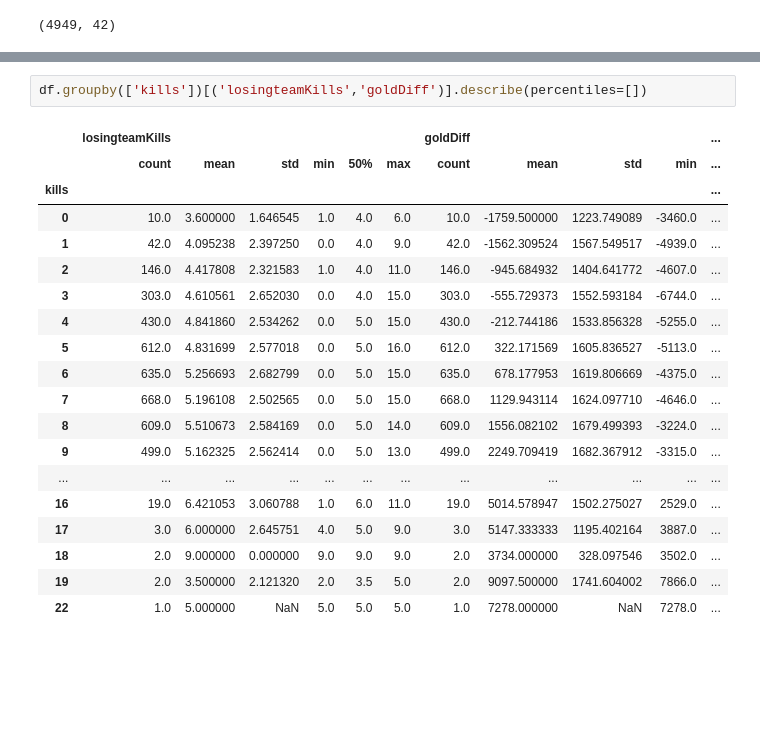
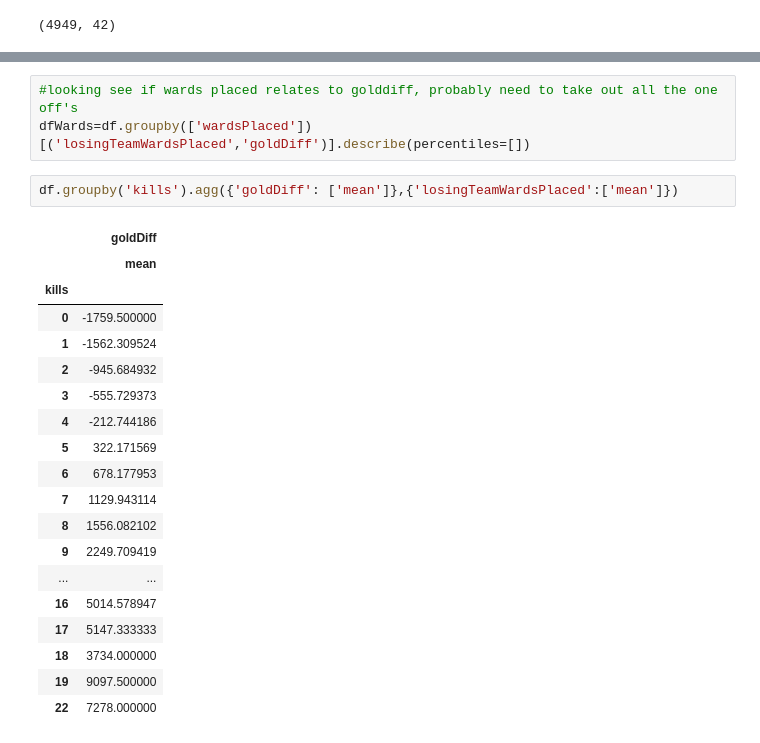
Before and after one commit to Nakheem/Data301, a Jupyter notebook: analysis/Nakheem/eda.ipynb, the cells around one changed output, grey strips where cells are left out. Cells and saved outputs as stored; diff of their text form; blank space fills up the shorter version.

```diff
--- a/analysis/Nakheem/eda.ipynb
+++ b/analysis/Nakheem/eda.ipynb
@@ -152,22 +204,25 @@ df.groupby(['kills'])[('losingteamKills','eliteMonsters','dragonsTaken')].descri
+# %%
+#looking see if wards placed relates to golddiff, probably need to take out all the one off's
+dfWards=df.groupby(['wardsPlaced'])[('losingTeamWardsPlaced','goldDiff')].describe(percentiles=[])
 # %%
-df.groupby(['kills'])[('losingteamKills','goldDiff')].describe(percentiles=[])
+df.groupby('kills').agg({'goldDiff': ['mean']},{'losingTeamWardsPlaced':['mean']})
 # %% [output]
-|  | losingteamKills |  |  |  |  |  | goldDiff |  |  |  | ... |
-|  | count | mean | std | min | 50% | max | count | mean | std | min | ... |
-| kills |  |  |  |  |  |  |  |  |  |  | ... |
-| 0 | 10.0 | 3.600000 | 1.646545 | 1.0 | 4.0 | 6.0 | 10.0 | -1759.500000 | 1223.749089 | -3460.0 | ... |
-| 1 | 42.0 | 4.095238 | 2.397250 | 0.0 | 4.0 | 9.0 | 42.0 | -1562.309524 | 1567.549517 | -4939.0 | ... |
-| 2 | 146.0 | 4.417808 | 2.321583 | 1.0 | 4.0 | 11.0 | 146.0 | -945.684932 | 1404.641772 | -4607.0 | ... |
-| 3 | 303.0 | 4.610561 | 2.652030 | 0.0 | 4.0 | 15.0 | 303.0 | -555.729373 | 1552.593184 | -6744.0 | ... |
-| 4 | 430.0 | 4.841860 | 2.534262 | 0.0 | 5.0 | 15.0 | 430.0 | -212.744186 | 1533.856328 | -5255.0 | ... |
-| 5 | 612.0 | 4.831699 | 2.577018 | 0.0 | 5.0 | 16.0 | 612.0 | 322.171569 | 1605.836527 | -5113.0 | ... |
-| 6 | 635.0 | 5.256693 | 2.682799 | 0.0 | 5.0 | 15.0 | 635.0 | 678.177953 | 1619.806669 | -4375.0 | ... |
-| 7 | 668.0 | 5.196108 | 2.502565 | 0.0 | 5.0 | 15.0 | 668.0 | 1129.943114 | 1624.097710 | -4646.0 | ... |
-| 8 | 609.0 | 5.510673 | 2.584169 | 0.0 | 5.0 | 14.0 | 609.0 | 1556.082102 | 1679.499393 | -3224.0 | ... |
-| 9 | 499.0 | 5.162325 | 2.562414 | 0.0 | 5.0 | 13.0 | 499.0 | 2249.709419 | 1682.367912 | -3315.0 | ... |
-| ... | ... | ... | ... | ... | ... | ... | ... | ... | ... | ... | ... |
-| 16 | 19.0 | 6.421053 | 3.060788 | 1.0 | 6.0 | 11.0 | 19.0 | 5014.578947 | 1502.275027 | 2529.0 | ... |
-| 17 | 3.0 | 6.000000 | 2.645751 | 4.0 | 5.0 | 9.0 | 3.0 | 5147.333333 | 1195.402164 | 3887.0 | ... |
-| 18 | 2.0 | 9.000000 | 0.000000 | 9.0 | 9.0 | 9.0 | 2.0 | 3734.000000 | 328.097546 | 3502.0 | ... |
-| 19 | 2.0 | 3.500000 | 2.121320 | 2.0 | 3.5 | 5.0 | 2.0 | 9097.500000 | 1741.604002 | 7866.0 | ... |
-| 22 | 1.0 | 5.000000 | NaN | 5.0 | 5.0 | 5.0 | 1.0 | 7278.000000 | NaN | 7278.0 | ... |
+|  | goldDiff |
+|  | mean |
+| kills |  |
+| 0 | -1759.500000 |
+| 1 | -1562.309524 |
+| 2 | -945.684932 |
+| 3 | -555.729373 |
+| 4 | -212.744186 |
+| 5 | 322.171569 |
+| 6 | 678.177953 |
+| 7 | 1129.943114 |
+| 8 | 1556.082102 |
+| 9 | 2249.709419 |
+| ... | ... |
+| 16 | 5014.578947 |
+| 17 | 5147.333333 |
+| 18 | 3734.000000 |
+| 19 | 9097.500000 |
+| 22 | 7278.000000 |
```
Also changed, not shown: parts of 14 cells of this notebook.
